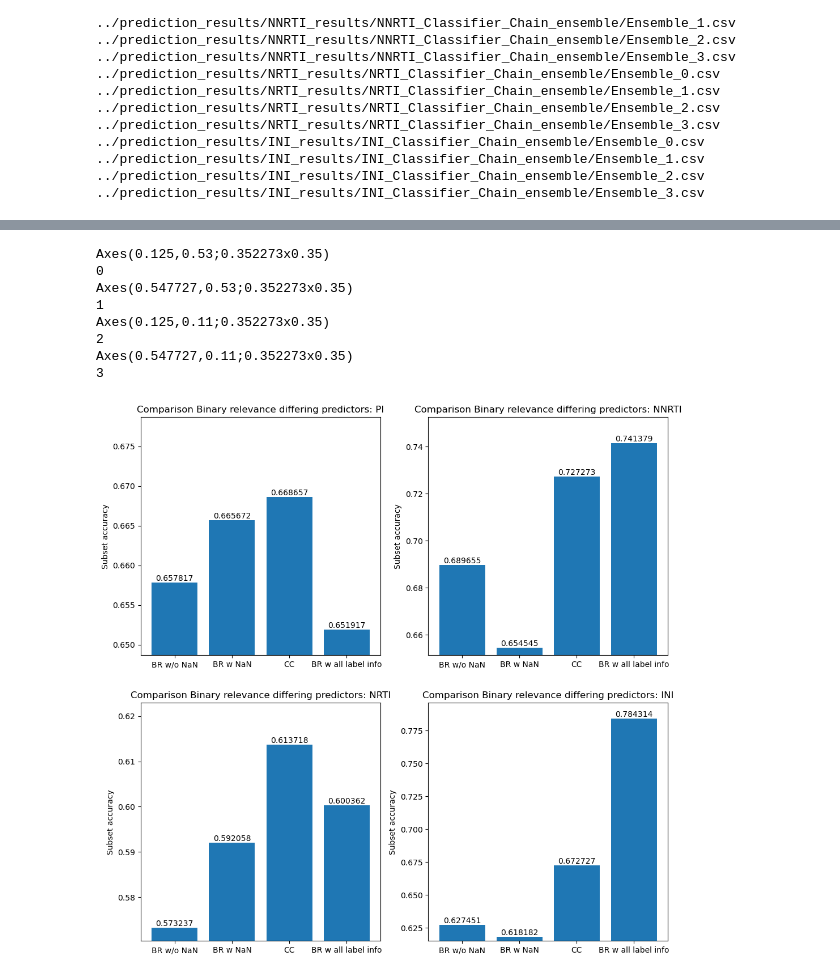
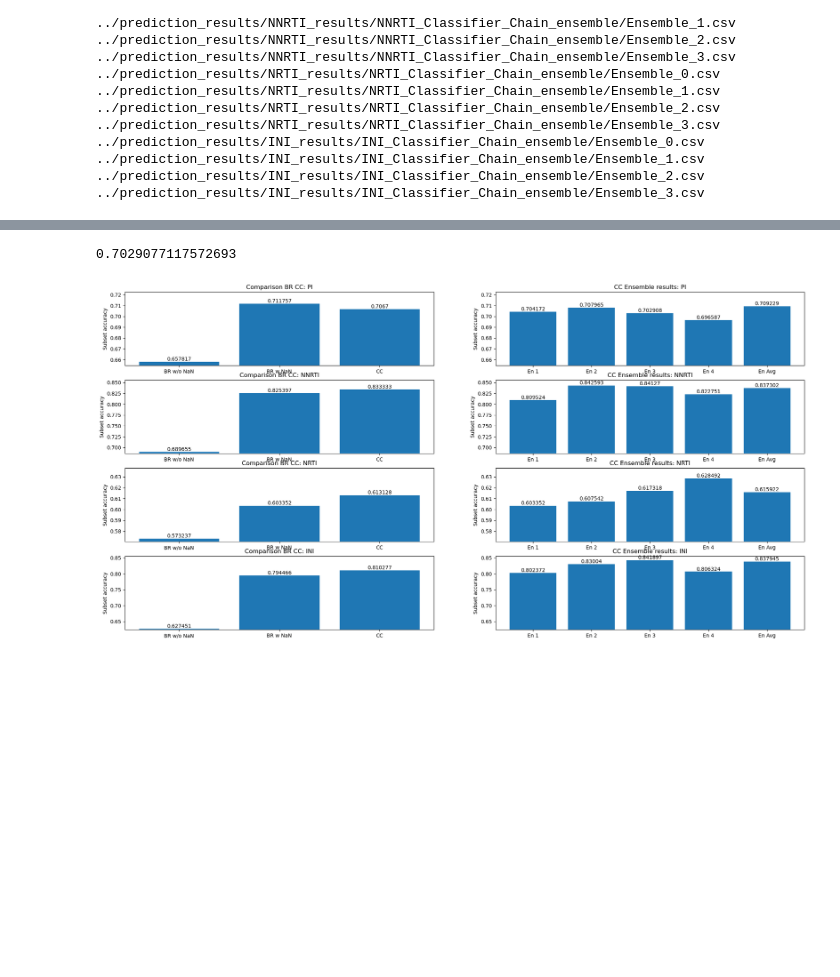
Before and after one commit to FloAvis/Masterthesis_TabPFN_HIV, a Jupyter notebook: statistics/CC_ensemble_statistics.ipynb, the cells around one changed output, grey strips where cells are left out. Drawn from its saved outputs; the diff is of its cells as text; code cells hidden in the pictures; blank space fills up the shorter version.

Commit message:
Rerunning Classifier Chain prediction as possible problem with result calculation

```diff
--- a/statistics/CC_ensemble_statistics.ipynb
+++ b/statistics/CC_ensemble_statistics.ipynb
@@ -135,36 +184,51 @@ df_sub_accs = pd.DataFrame(sub_accs)
+# %%
+df_sub_accs = pd.DataFrame(sub_accs)
+df_ensemble_accs = pd.DataFrame(ensemble_accs)
+# %%
+avg = 0
+for i in range(4):
+    avg += ensemble_accs["PI"][i]
+
+print(avg/4)
+# %% [output]
+0.7029077117572693
 # %%
-models_w_TabPFN = ["BR w/o NaN", "BR w NaN", "CC", "BR w all label info"]
+models_w_TabPFN = ["BR w/o NaN", "BR w NaN", "CC"]
+ensemble_labels = ["En 1", "En 2", "En 3", "En 4", "En Avg"]
 
-fig, axs = plt.subplots(2, 2, figsize=(12, 12))
+fig, axs = plt.subplots(4, 2, figsize=(24, 12))
 
 axs = axs.flatten()
 
 for i, drug in enumerate(df_sub_accs.columns.values.tolist()):
 
-    print(axs[i])
-    print(i)
+    j = 2 * i
 
-    p = axs[i].bar(models_w_TabPFN, df_sub_accs[drug])
+    #print(axs[i])
+    #print(i)
 
-    axs[i].bar_label(p, label_type="edge")
+    p = axs[j].bar(models_w_TabPFN, df_sub_accs[drug])
+
+    axs[j].bar_label(p, label_type="edge")
 
     #axs[i].set_xticks(x)
     #axs[i].set_xticklabels(target_ml["Drug"])
-    axs[i].set_ylabel('Subset accuracy')
-    axs[i].set_ylim(max(0, df_sub_accs[drug].min()* 0.995), min(1.0, df_sub_accs[drug].max()  * 1.015))
-    axs[i].set_title('Comparison Binary relevance differing predictors: ' + drug)
+    axs[j].set_ylabel('Subset accuracy')
+    axs[j].set_ylim(max(0, min(df_sub_accs[drug].min(), df_ensemble_accs[drug].min())* 0.995), min(1.0, max(df_sub_accs[drug].max(), df_ensemble_accs[drug].max())  * 1.015))
+    axs[j].set_title('Comparison BR CC: ' + drug)
 
 
+    p2 = axs[j+1].bar(ensemble_labels, df_ensemble_accs[drug])
+
+    axs[j+1].bar_label(p2, label_type="edge")
+
+    #axs[i].set_xticks(x)
+    #axs[i].set_xticklabels(target_ml["Drug"])
+    axs[j+1].set_ylabel('Subset accuracy')
+    axs[j+1].set_ylim(max(0, min(df_sub_accs[drug].min(), df_ensemble_accs[drug].min())* 0.995), min(1.0, max(df_sub_accs[drug].max(), df_ensemble_accs[drug].max())  * 1.015))
+    axs[j+1].set_title('CC Ensemble results: ' + drug)
 
 
-plt.savefig("../figures/BR_CC_comparison.png")
+plt.savefig("../figures/BR_CC_ensemble_comparison.png")
 # %% [output]
-Axes(0.125,0.53;0.352273x0.35)
-0
-Axes(0.547727,0.53;0.352273x0.35)
-1
-Axes(0.125,0.11;0.352273x0.35)
-2
-Axes(0.547727,0.11;0.352273x0.35)
-3
-[figure, old version]
+[figure, new version]
```
Also changed, not shown: parts of 10 cells of this notebook, 2 other files.
